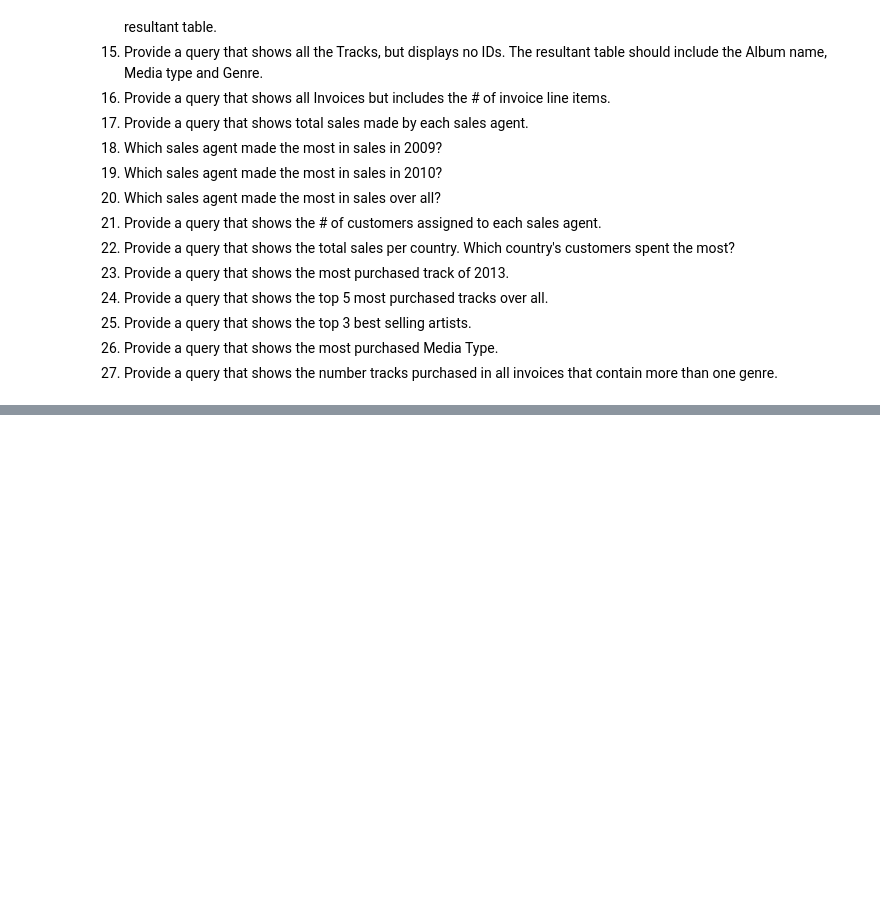
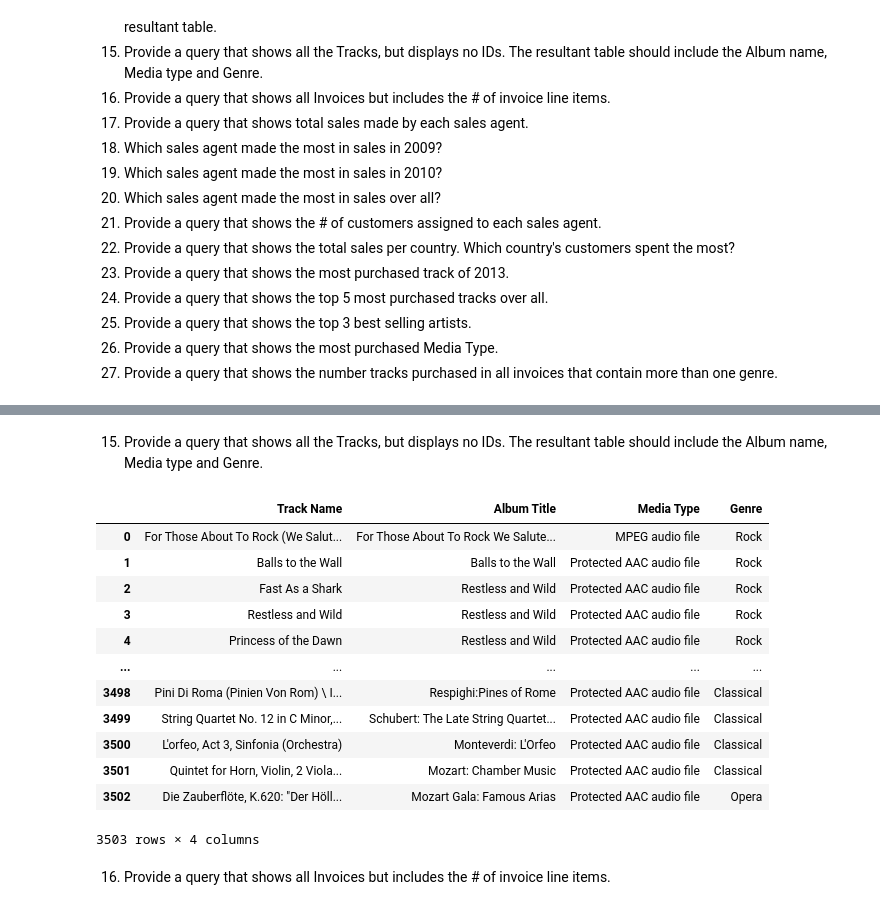
Before and after one commit to joanesferdi/23001042-15-val-project, a Jupyter notebook: CH4/latihan/3_Relational_Table_SQLite.ipynb, the cells around one changed output, grey strips where cells are left out. Drawn from its saved outputs; the diff is of its cells as text; code cells hidden in the pictures; blank space fills up the shorter version.

```diff
--- a/CH4/latihan/3_Relational_Table_SQLite.ipynb
+++ b/CH4/latihan/3_Relational_Table_SQLite.ipynb
@@ -135,0 +433,29 @@ There are 11 tables in the chinook sample database.
+# %% [markdown]
+15. Provide a query that shows all the Tracks, but displays no IDs. The resultant table should include the Album name, Media type and Genre.
+# %%
+cursor = conn.execute('''SELECT t.Name as 'Track Name', a.Title as "Album Title", mt.Name as "Media Type", g.Name as "Genre"
+                            FROM tracks t, albums a, media_types mt, genres g
+                            Where t.AlbumId == a.AlbumId
+                            AND t.MediaTypeId == mt.MediaTypeId
+                            AND t.GenreId == g.GenreId;''')
+columns = [col[0] for col in cursor.description]
+data = cursor.fetchall()
+
+output = pd.DataFrame(data, columns=columns)
+output
+# %% [output]
+|  | Track Name | Album Title | Media Type | Genre |
+| 0 | For Those About To Rock (We Salut... | For Those About To Rock We Salute... | MPEG audio file | Rock |
+| 1 | Balls to the Wall | Balls to the Wall | Protected AAC audio file | Rock |
+| 2 | Fast As a Shark | Restless and Wild | Protected AAC audio file | Rock |
+| 3 | Restless and Wild | Restless and Wild | Protected AAC audio file | Rock |
+| 4 | Princess of the Dawn | Restless and Wild | Protected AAC audio file | Rock |
+| ... | ... | ... | ... | ... |
+| 3498 | Pini Di Roma (Pinien Von Rom) \ I... | Respighi:Pines of Rome | Protected AAC audio file | Classical |
+| 3499 | String Quartet No. 12 in C Minor,... | Schubert: The Late String Quartet... | Protected AAC audio file | Classical |
+| 3500 | L'orfeo, Act 3, Sinfonia (Orchestra) | Monteverdi: L'Orfeo | Protected AAC audio file | Classical |
+| 3501 | Quintet for Horn, Violin, 2 Viola... | Mozart: Chamber Music | Protected AAC audio file | Classical |
+| 3502 | Die Zauberflöte, K.620: "Der Höll... | Mozart Gala: Famous Arias | Protected AAC audio file | Opera |
+3503 rows × 4 columns
+# %% [markdown]
+16. Provide a query that shows all Invoices but includes the # of invoice line items.
```
Also changed, not shown: parts of 53 cells of this notebook, 2 other files.
